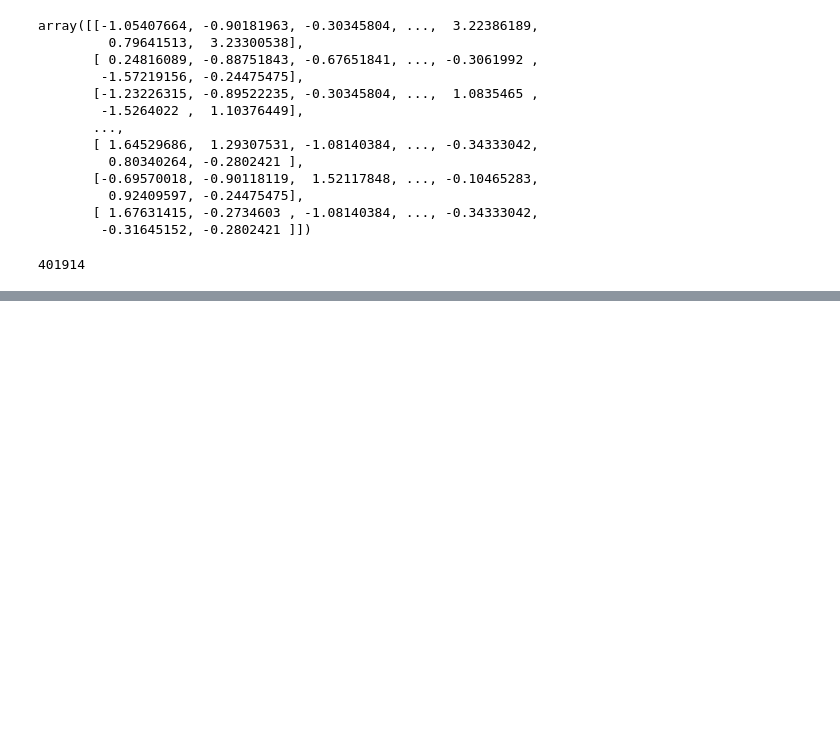
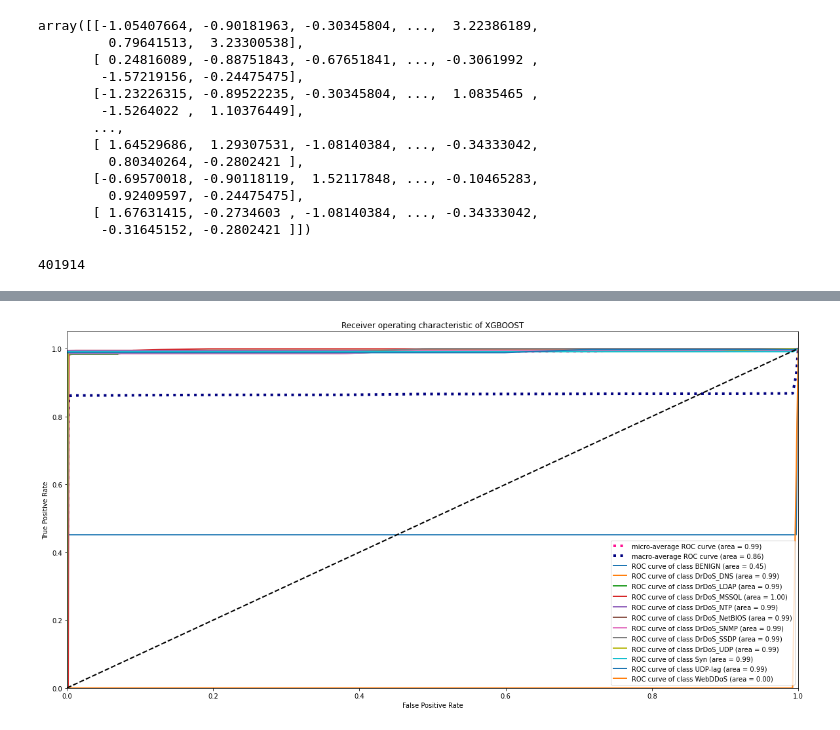
Before and after one commit to somesh636/DDoS_CyberThreat_Detection_AI_ML_Algorithms, a Jupyter notebook: DDoS_ML_AI_TTSData_2.ipynb, the cells around one changed output, grey strips where cells are left out. Saved outputs shown, nothing was run; the diff lists cells and outputs as text; code cells hidden in the pictures; blank space fills up the shorter version.

```diff
--- a/DDoS_ML_AI_TTSData_2.ipynb
+++ b/DDoS_ML_AI_TTSData_2.ipynb
@@ -1037,0 +1051,4 @@ RoC_Curve(model_LSTM, X_test_lstm_reshape, y_test_20, title)
+# %%
+# fit model no training data
+gradinet_boost = GradientBoostingClassifier()
+gradinet_boost.fit(X_train_std_20, y_train_20)
@@ -1037,0 +1123,6 @@ RoC_Curve(model_LSTM, X_test_lstm_reshape, y_test_20, title)
+# %%
+# RoC Curve
+title = 'Receiver operating characteristic of XGBOOST'
+RoC_Curve(gradinet_boost, X_test_std_20, y_test_20, title)
+# %% [output]
+[figure, added]
```
Also changed, not shown: parts of 32 cells of this notebook.
